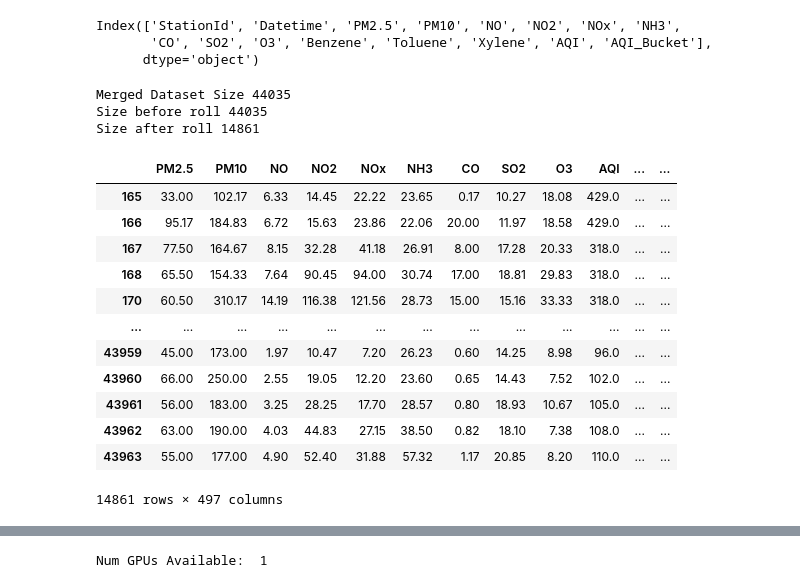
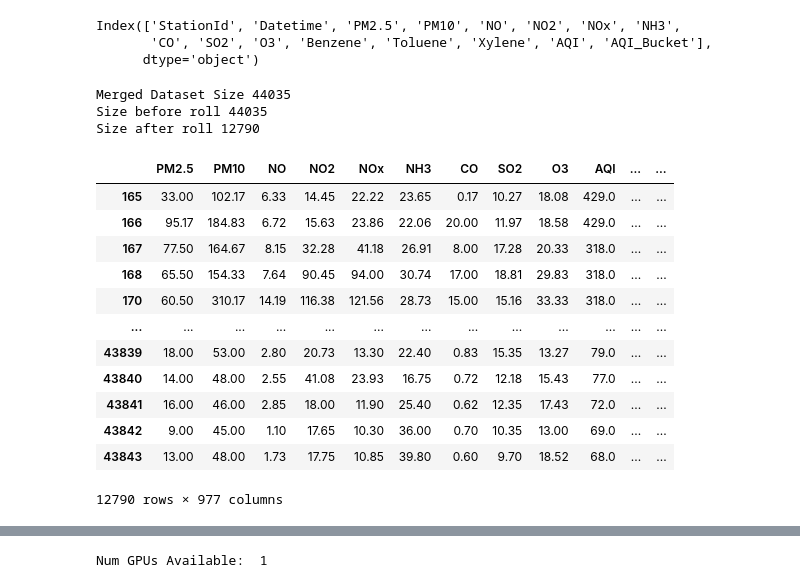
Before and after one commit to gupta-anmol/air-quality-prediction, a Jupyter notebook: script.ipynb, the cells around one changed output, grey strips where cells are left out. Saved outputs shown, nothing was run; the diff lists cells and outputs as text; code cells hidden in the pictures.

```diff
--- a/script.ipynb
+++ b/script.ipynb
@@ -33,7 +33,7 @@ class dataset:
             self.metro_data = met
             self.aqi_data = aqi
             self.split_aqi = split_aqi
-    def mergedData(self,station,rlist=['PM2.5','PM10','NO','NO2','NOx','NH3','CO','SO2','O3'],roll=48,shift=48):
+    def mergedData(self,station,rlist=['PM2.5','PM10','NO','NO2','NOx','NH3','CO','SO2','O3'],roll=48,shift=168):
         df_aqi = self.getdf(station)
         df = pd.merge(df_aqi, self.metro_data, how='inner', on=['Date', 'Time'])
         print("Merged Dataset Size",len(df))
@@ -76,38 +76,39 @@ class dataset:
             df[i+'_lag2'] = df[i].shift(48)
         for i in rlist:
             df[i+"_pred1"] = df[i].shift(-24)
             df[i+"_pred2"] = df[i].shift(-48)
-        for i in rlist:
+        newlist = rlist + ['Temperature','Relative Humidity','windX','windY','Year','MonthX','MonthY','hourX','hourY','isWeekend']
+        for i in newlist:
             for j in range(24):
                 df[i+"_t-"+str(j)] = df[i].shift(j)
                 df[i+"_t+"+str(j)] = df[i].shift(-j-shift)
         df.dropna(inplace=True)
         print("Size after roll",len(df))
 
         return df.copy()
     def getdf(self,station):
         return self.split_aqi[station]
     def plot(self,station):
         df = self.getdf(station)
     def stats(self):
         pass
 dat = dataset(met,aqi,split_aqi)
 df = dat.mergedData('DL031')
 df
 # %% [output]
 Merged Dataset Size 44035
 Size before roll 44035
-Size after roll 14861
+Size after roll 12790
 |  | PM2.5 | PM10 | NO | NO2 | NOx | NH3 | CO | SO2 | O3 | AQI | ... | ... |
 | 165 | 33.00 | 102.17 | 6.33 | 14.45 | 22.22 | 23.65 | 0.17 | 10.27 | 18.08 | 429.0 | ... | ... |
 | 166 | 95.17 | 184.83 | 6.72 | 15.63 | 23.86 | 22.06 | 20.00 | 11.97 | 18.58 | 429.0 | ... | ... |
 | 167 | 77.50 | 164.67 | 8.15 | 32.28 | 41.18 | 26.91 | 8.00 | 17.28 | 20.33 | 318.0 | ... | ... |
 | 168 | 65.50 | 154.33 | 7.64 | 90.45 | 94.00 | 30.74 | 17.00 | 18.81 | 29.83 | 318.0 | ... | ... |
 | 170 | 60.50 | 310.17 | 14.19 | 116.38 | 121.56 | 28.73 | 15.00 | 15.16 | 33.33 | 318.0 | ... | ... |
 | ... | ... | ... | ... | ... | ... | ... | ... | ... | ... | ... | ... | ... |
-| 43959 | 45.00 | 173.00 | 1.97 | 10.47 | 7.20 | 26.23 | 0.60 | 14.25 | 8.98 | 96.0 | ... | ... |
-| 43960 | 66.00 | 250.00 | 2.55 | 19.05 | 12.20 | 23.60 | 0.65 | 14.43 | 7.52 | 102.0 | ... | ... |
-| 43961 | 56.00 | 183.00 | 3.25 | 28.25 | 17.70 | 28.57 | 0.80 | 18.93 | 10.67 | 105.0 | ... | ... |
-| 43962 | 63.00 | 190.00 | 4.03 | 44.83 | 27.15 | 38.50 | 0.82 | 18.10 | 7.38 | 108.0 | ... | ... |
-| 43963 | 55.00 | 177.00 | 4.90 | 52.40 | 31.88 | 57.32 | 1.17 | 20.85 | 8.20 | 110.0 | ... | ... |
+| 43839 | 18.00 | 53.00 | 2.80 | 20.73 | 13.30 | 22.40 | 0.83 | 15.35 | 13.27 | 79.0 | ... | ... |
+| 43840 | 14.00 | 48.00 | 2.55 | 41.08 | 23.93 | 16.75 | 0.72 | 12.18 | 15.43 | 77.0 | ... | ... |
+| 43841 | 16.00 | 46.00 | 2.85 | 18.00 | 11.90 | 25.40 | 0.62 | 12.35 | 17.43 | 72.0 | ... | ... |
+| 43842 | 9.00 | 45.00 | 1.10 | 17.65 | 10.30 | 36.00 | 0.70 | 10.35 | 13.00 | 69.0 | ... | ... |
+| 43843 | 13.00 | 48.00 | 1.73 | 17.75 | 10.85 | 39.80 | 0.60 | 9.70 | 18.52 | 68.0 | ... | ... |
-14861 rows × 497 columns
+12790 rows × 977 columns
```
Also changed, not shown: parts of 6 cells of this notebook.
